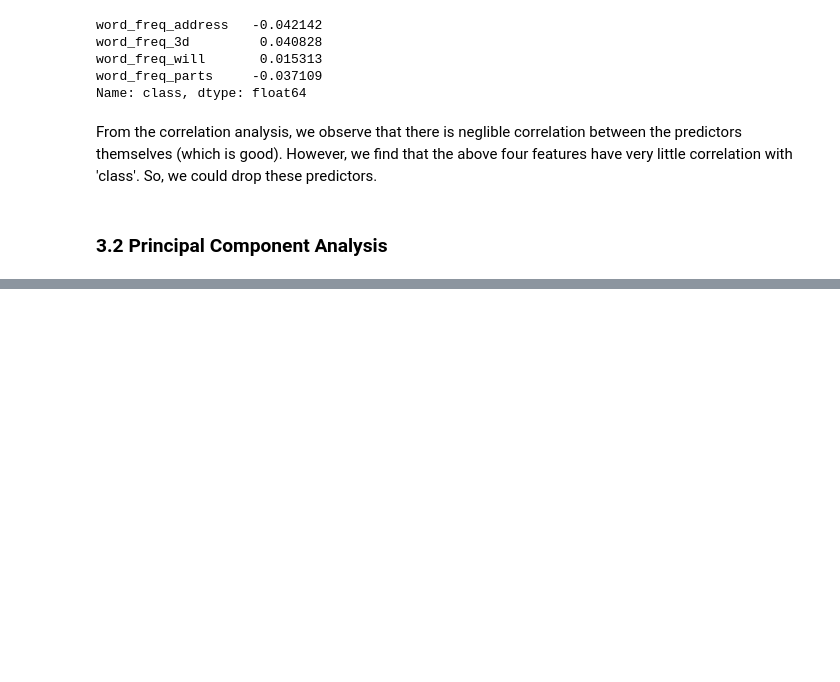
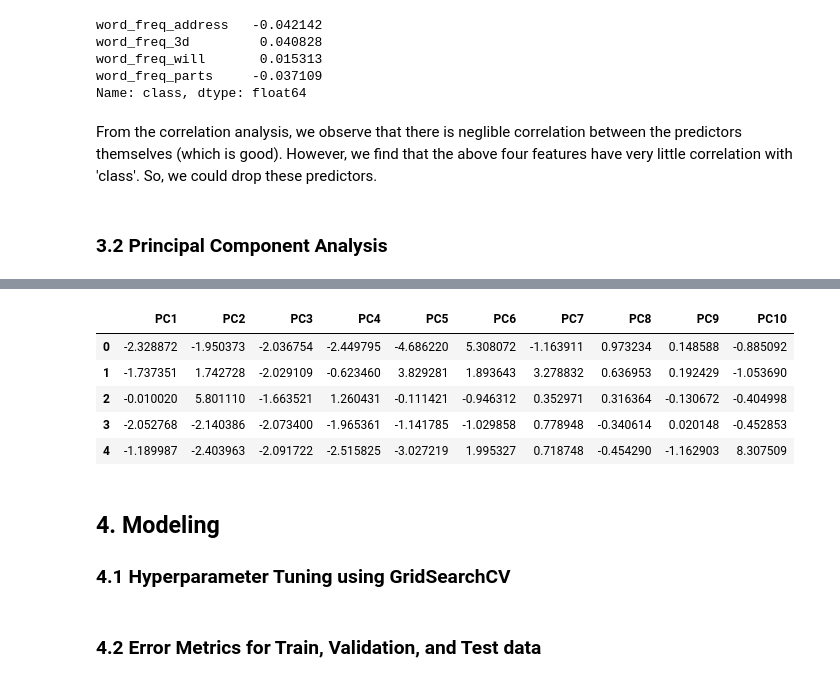
Before and after one commit to montimaj/IST_5520_Challenge, a Jupyter notebook: spam_classifier_model_tuning.ipynb, the cells around one changed output, grey strips where cells are left out. Cells and saved outputs as stored; diff of their text form; code cells hidden in the pictures; blank space fills up the shorter version.

Commit message:
Add modeling

```diff
--- a/spam_classifier_model_tuning.ipynb
+++ b/spam_classifier_model_tuning.ipynb
@@ -183,0 +184,22 @@ pca_transform_df.head()
+# %%
+y_test = test_df['class'].copy()
+X_test = test_df.drop(columns='class')
+# %%
+robust_scaler = RobustScaler()
+test_norm_arr = robust_scaler.fit_transform(X_test)
+# %%
+test_pca_linear = PCA(n_components=10)
+test_pca_transform_arr = test_pca_linear.fit_transform(test_norm_arr)
+test_pca_transform_df = pd.DataFrame(test_pca_transform_arr)
+test_pca_transform_df.columns = ['PC' + str(n) for n in range(1, 11)]
+test_pca_transform_df.head()
+# %% [output]
+|  | PC1 | PC2 | PC3 | PC4 | PC5 | PC6 | PC7 | PC8 | PC9 | PC10 |
+| 0 | -2.328872 | -1.950373 | -2.036754 | -2.449795 | -4.686220 | 5.308072 | -1.163911 | 0.973234 | 0.148588 | -0.885092 |
+| 1 | -1.737351 | 1.742728 | -2.029109 | -0.623460 | 3.829281 | 1.893643 | 3.278832 | 0.636953 | 0.192429 | -1.053690 |
+| 2 | -0.010020 | 5.801110 | -1.663521 | 1.260431 | -0.111421 | -0.946312 | 0.352971 | 0.316364 | -0.130672 | -0.404998 |
+| 3 | -2.052768 | -2.140386 | -2.073400 | -1.965361 | -1.141785 | -1.029858 | 0.778948 | -0.340614 | 0.020148 | -0.452853 |
+| 4 | -1.189987 | -2.403963 | -2.091722 | -2.515825 | -3.027219 | 1.995327 | 0.718748 | -0.454290 | -1.162903 | 8.307509 |
+# %% [markdown]
+## 4. Modeling
+### 4.1 Hyperparameter Tuning using GridSearchCV
@@ -183,0 +224,2 @@ pca_transform_df.head()
+# %% [markdown]
+### 4.2 Error Metrics for Train, Validation, and Test data
```
Also changed, not shown: parts of 24 cells of this notebook.
